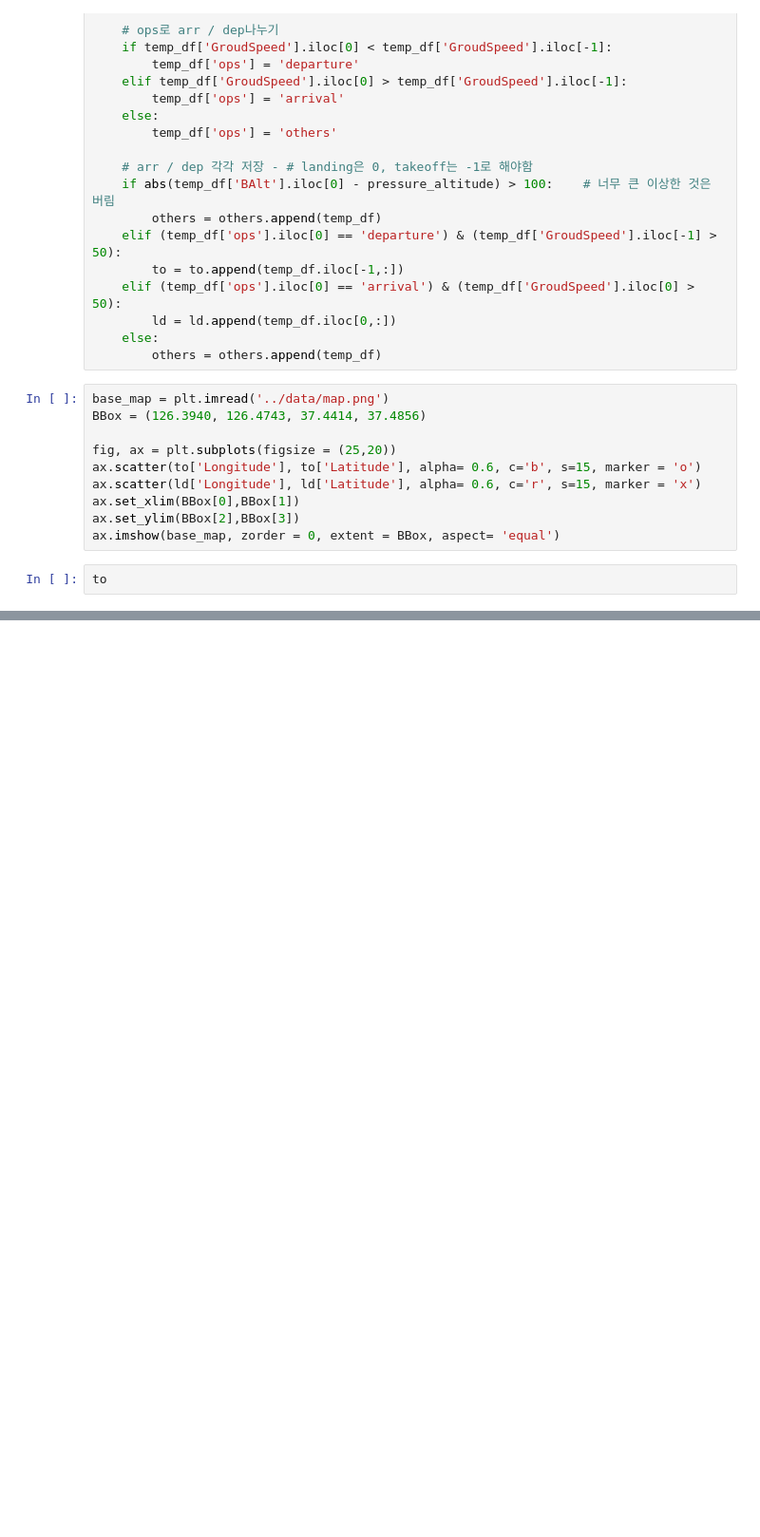
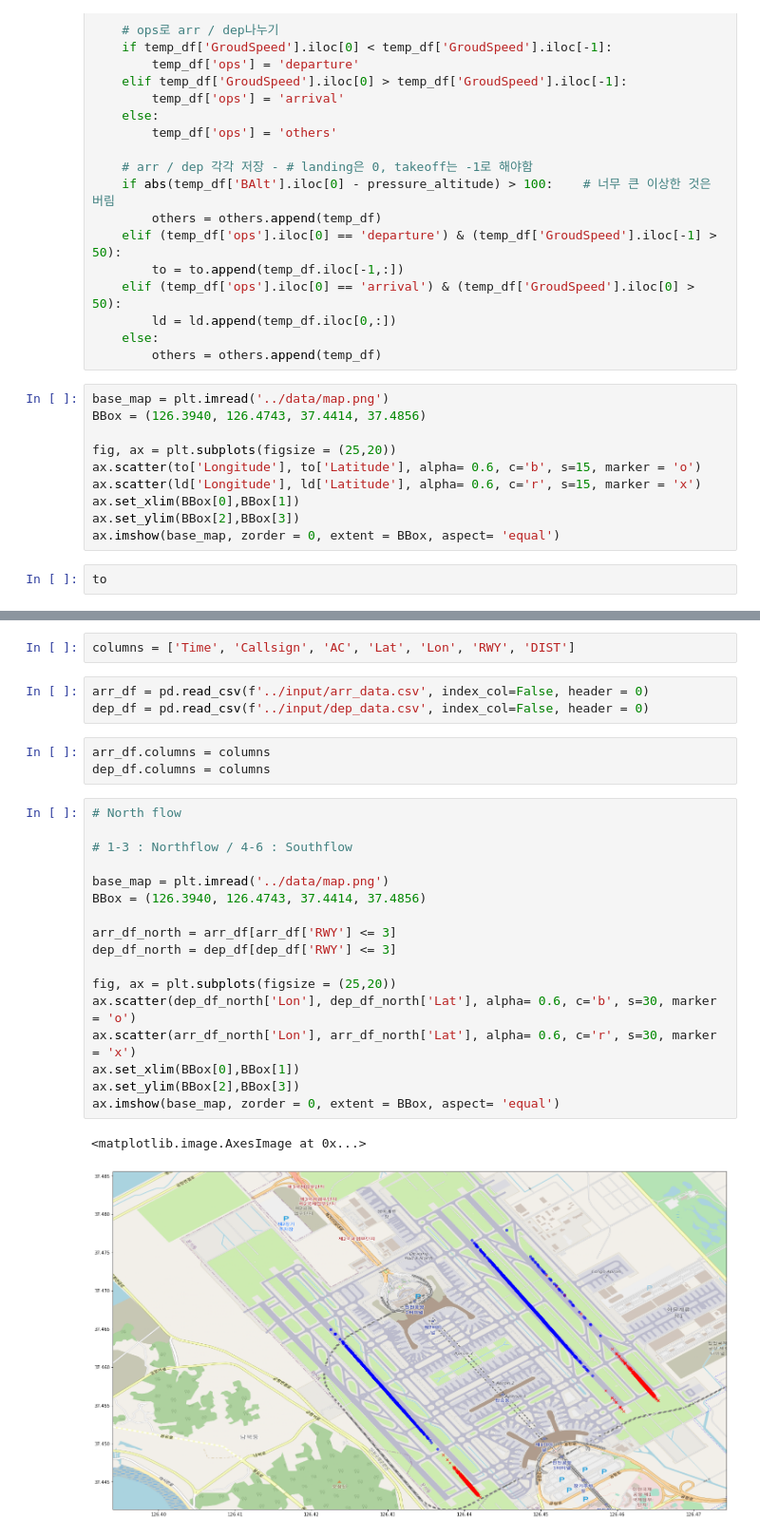
Before and after one commit to sanghyokhan/UAM_RWY-crossing, a Jupyter notebook: notebooks/RWY_crossing.ipynb, the cells around one changed output, grey strips where cells are left out. Shown at 95% size. Cells and saved outputs as stored; diff of their text form; blank space fills up the shorter version.

```diff
--- a/notebooks/RWY_crossing.ipynb
+++ b/notebooks/RWY_crossing.ipynb
@@ -84,0 +145,28 @@ to
+# %%
+columns = ['Time', 'Callsign', 'AC', 'Lat', 'Lon', 'RWY', 'DIST']
+# %%
+arr_df = pd.read_csv(f'../input/arr_data.csv', index_col=False, header = 0)
+dep_df = pd.read_csv(f'../input/dep_data.csv', index_col=False, header = 0)
+# %%
+arr_df.columns = columns
+dep_df.columns = columns
+# %%
+# North flow
+
+# 1-3 : Northflow / 4-6 : Southflow
+
+base_map = plt.imread('../data/map.png')
+BBox = (126.3940, 126.4743, 37.4414, 37.4856)
+
+arr_df_north = arr_df[arr_df['RWY'] <= 3]
+dep_df_north = dep_df[dep_df['RWY'] <= 3]
+
+fig, ax = plt.subplots(figsize = (25,20))
+ax.scatter(dep_df_north['Lon'], dep_df_north['Lat'], alpha= 0.6, c='b', s=30, marker = 'o')
+ax.scatter(arr_df_north['Lon'], arr_df_north['Lat'], alpha= 0.6, c='r', s=30, marker = 'x')
+ax.set_xlim(BBox[0],BBox[1])
+ax.set_ylim(BBox[2],BBox[3])
+ax.imshow(base_map, zorder = 0, extent = BBox, aspect= 'equal')
+# %% [output]
+<matplotlib.image.AxesImage at 0x...>
+[figure, added]
```
Also changed, not shown: parts of 5 cells of this notebook, 13 other files.
